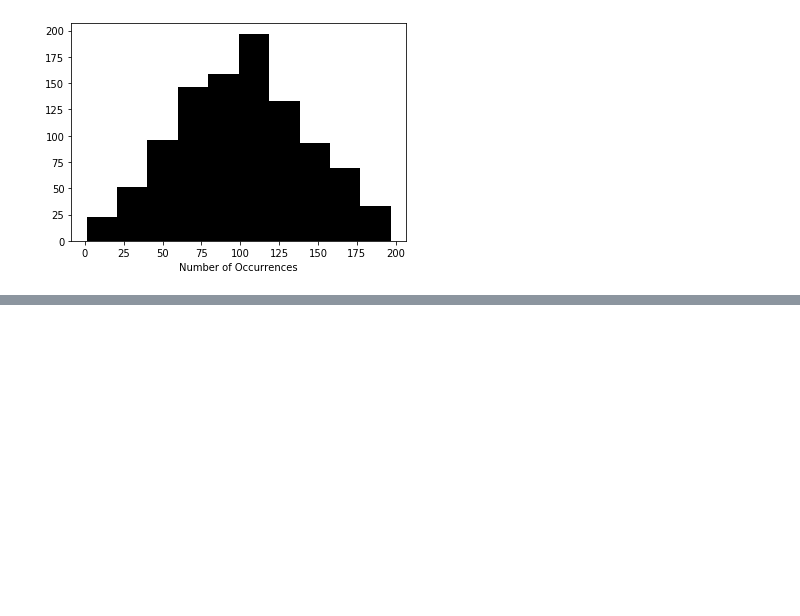
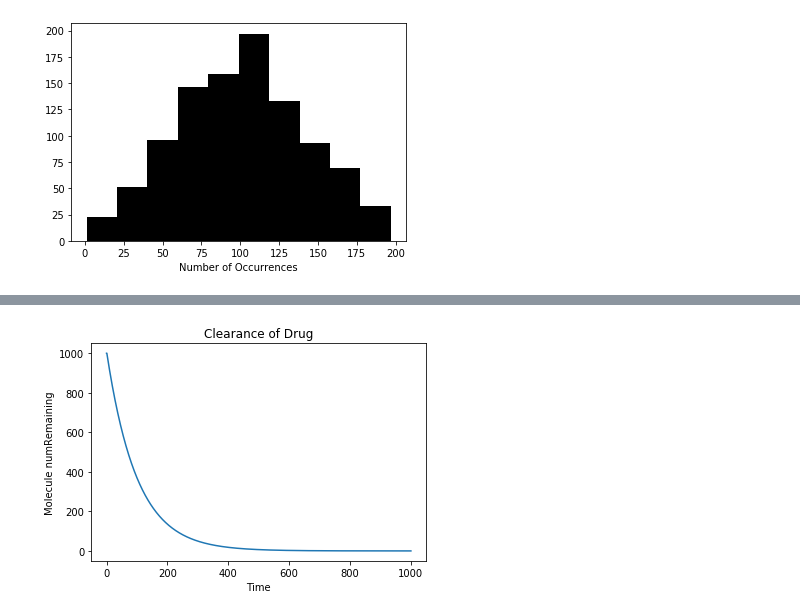
Before and after one commit to Tatsuro0726/MIT_DS, a Jupyter notebook: practice_Ch15.ipynb, the cells around one changed output, grey strips where cells are left out. Saved outputs shown, nothing was run; the diff lists cells and outputs as text; code cells hidden in the pictures; blank space fills up the shorter version.

```diff
--- a/practice_Ch15.ipynb
+++ b/practice_Ch15.ipynb
@@ -309,0 +385,23 @@ makePlots(100,1000,100000)
+# %%
+# 15.4.5 指数分布と幾何分布
+# 15.13
+def clear(n,p,steps):
+    """n と stepsは正の整数、pは浮動小数点数
+       n: 分子の初期個数    0 < n
+       p: 分子が消失する確率 0 < p < 1
+       steps: シミュレーションのながさ"""
+    numRemaining = [n] # 各時点での分子の残数
+    for t in range(steps):
+        numRemaining.append(n*((1-p)**t))
+    pylab.plot(numRemaining)
+    pylab.xlabel('Time')
+    pylab.ylabel('Molecule numRemaining')
+    # pylab.semilogy() # y軸をlogにした場合⇒直線を描くグラフになる。傾きは減少率になる。
+    pylab.title('Clearance of Drug')
+# %%
+# 初期分子数:1000個
+# 消失確率:0.01
+# シミュレーション時間: 1000
+clear(1000,0.01,1000)
+# %% [output]
+[figure, added]
```
Also changed, not shown: parts of 17 cells of this notebook.
